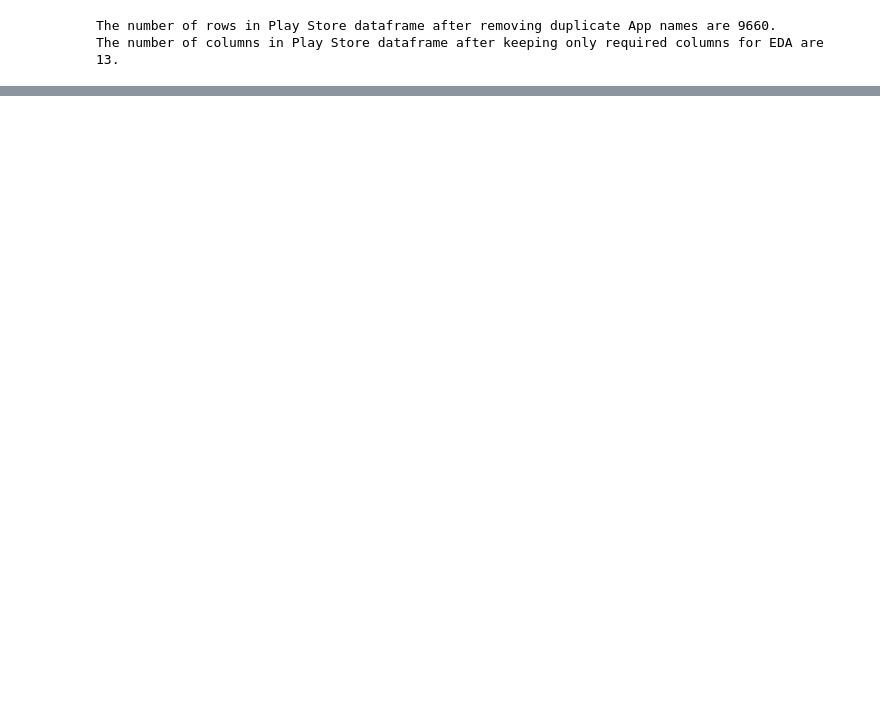
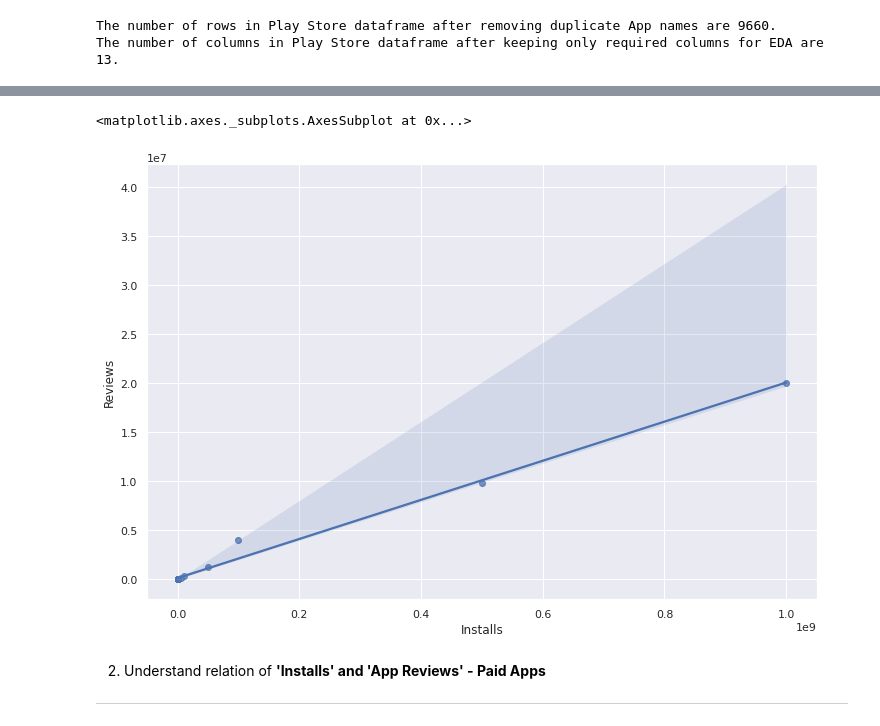
Before and after one commit to Sanddeep-K/Capstone_1_EDA_Play_Store_App_Review, a Jupyter notebook: Sandeep_K_Capstone_1_EDA_Play_Store_App_Review.ipynb, the cells around one changed output, grey strips where cells are left out. Saved outputs shown, nothing was run; the diff lists cells and outputs as text; code cells hidden in the pictures; blank space fills up the shorter version.

```diff
--- a/Sandeep_K_Capstone_1_EDA_Play_Store_App_Review.ipynb
+++ b/Sandeep_K_Capstone_1_EDA_Play_Store_App_Review.ipynb
@@ -197,0 +1038,7 @@ ps_data_df.columns = ps_data_df.columns.str.replace(' ', '_')
+# %%
+# As checked eralier, we also found some datatype discrepancies in column 'Last Updated'
+# 'Last Update' column is a date hence data type for this column should be 'datetime'
+# Let's convert the datatype of this column in 'datetime'
+
+ps_data_df['Last_Updated'] = pd.to_datetime(ps_data_df['Last_Updated'])
+ps_data_df['Last_Updated']
@@ -197,0 +1058,6 @@ ps_data_df.columns = ps_data_df.columns.str.replace(' ', '_')
+# %%
+# In order to anlyse date and time realted trends effectively, let's seperate Year / Month / day and keep it in new columns
+
+ps_data_df['LastUpdated_Day'] = ps_data_df['Last_Updated'].dt.day
+ps_data_df['LastUpdated_Month'] = ps_data_df['Last_Updated'].dt.month
+ps_data_df['LastUpdated_Year'] = ps_data_df['Last_Updated'].dt.year
@@ -197,0 +1215,10 @@ ps_data_df.columns = ps_data_df.columns.str.replace(' ', '_')
+# %%
+# Let's make separate DataFrames for Free Apps and Paid Apps
+
+# Free App Dataframe :
+
+free_app_df = ps_data_df[ps_data_df['Type'] == 'Free']
+
+# Paid App Dataframe :
+
+paid_app_df = ps_data_df[ps_data_df['Type'] == 'Paid']
@@ -197,0 +1535,3 @@ ps_data_df.columns = ps_data_df.columns.str.replace(' ', '_')
+# %%
+insta_rev_free_df = free_app_df.groupby('Installs')['Reviews'].mean().reset_index().sort_values(by = ['Installs'], axis=0, ascending=[False], inplace=False)
+insta_rev_free_df
@@ -197,0 +1556,15 @@ ps_data_df.columns = ps_data_df.columns.str.replace(' ', '_')
+# %%
+# Let's undestand relation of Installs and Reviews of App by Graphical Visualtization
+
+# Lets understand the trend with hep of visualization
+
+fig=plt.figure(figsize=(12,8))                                                  #Giving height and width to the graph
+insta_rev_free_df['Installs']=insta_rev_free_df['Installs'].astype(int)         #convert year data to integer type
+sns.regplot(data=insta_rev_free_df,x='Installs',y='Reviews')
+# %% [output]
+<matplotlib.axes._subplots.AxesSubplot at 0x...>
+[figure, added]
+# %% [markdown]
+2. Understand relation of **'Installs' and 'App Reviews' - Paid Apps**
+
+-----
```
Also changed, not shown: parts of 179 cells of this notebook.
